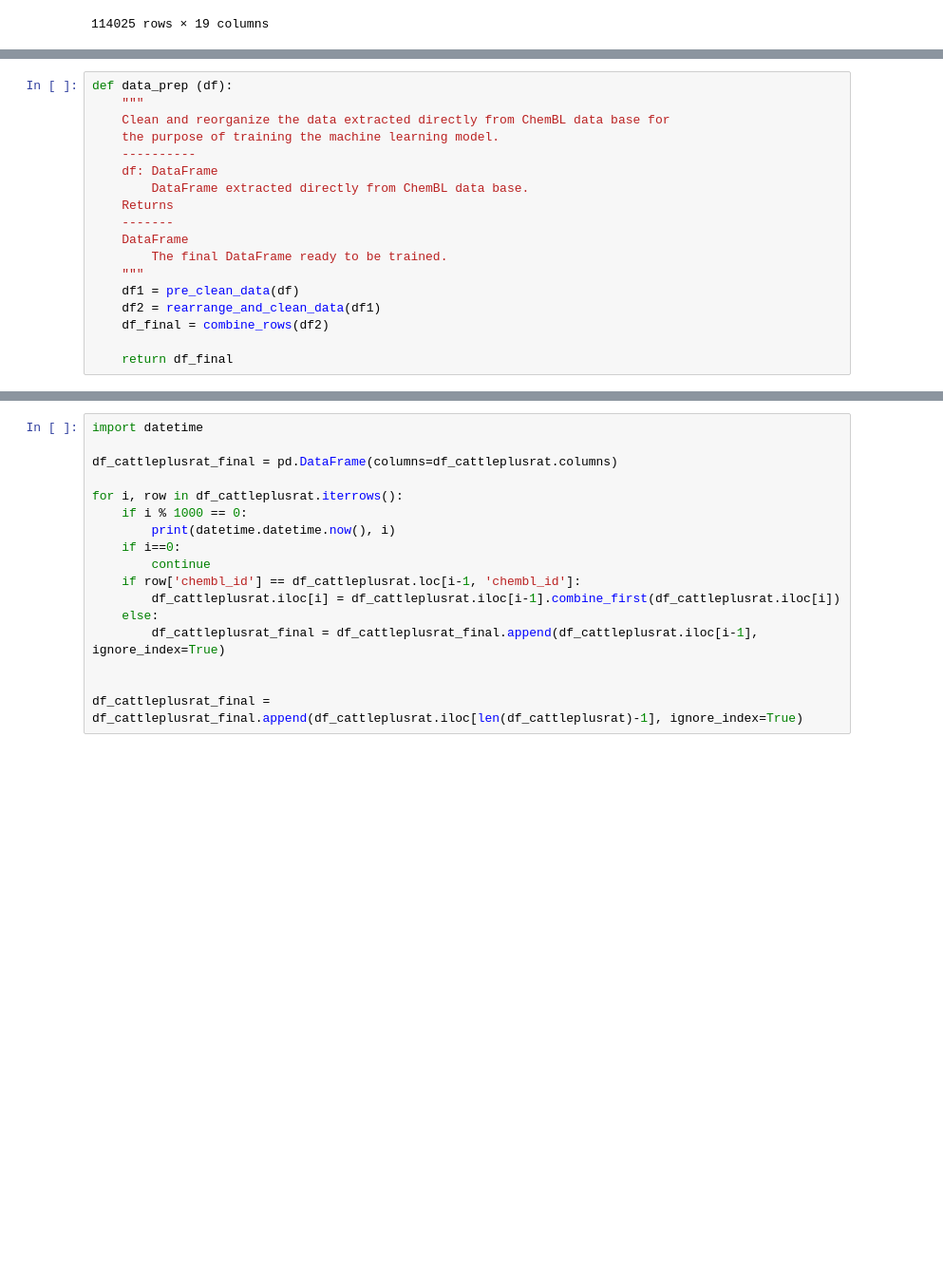
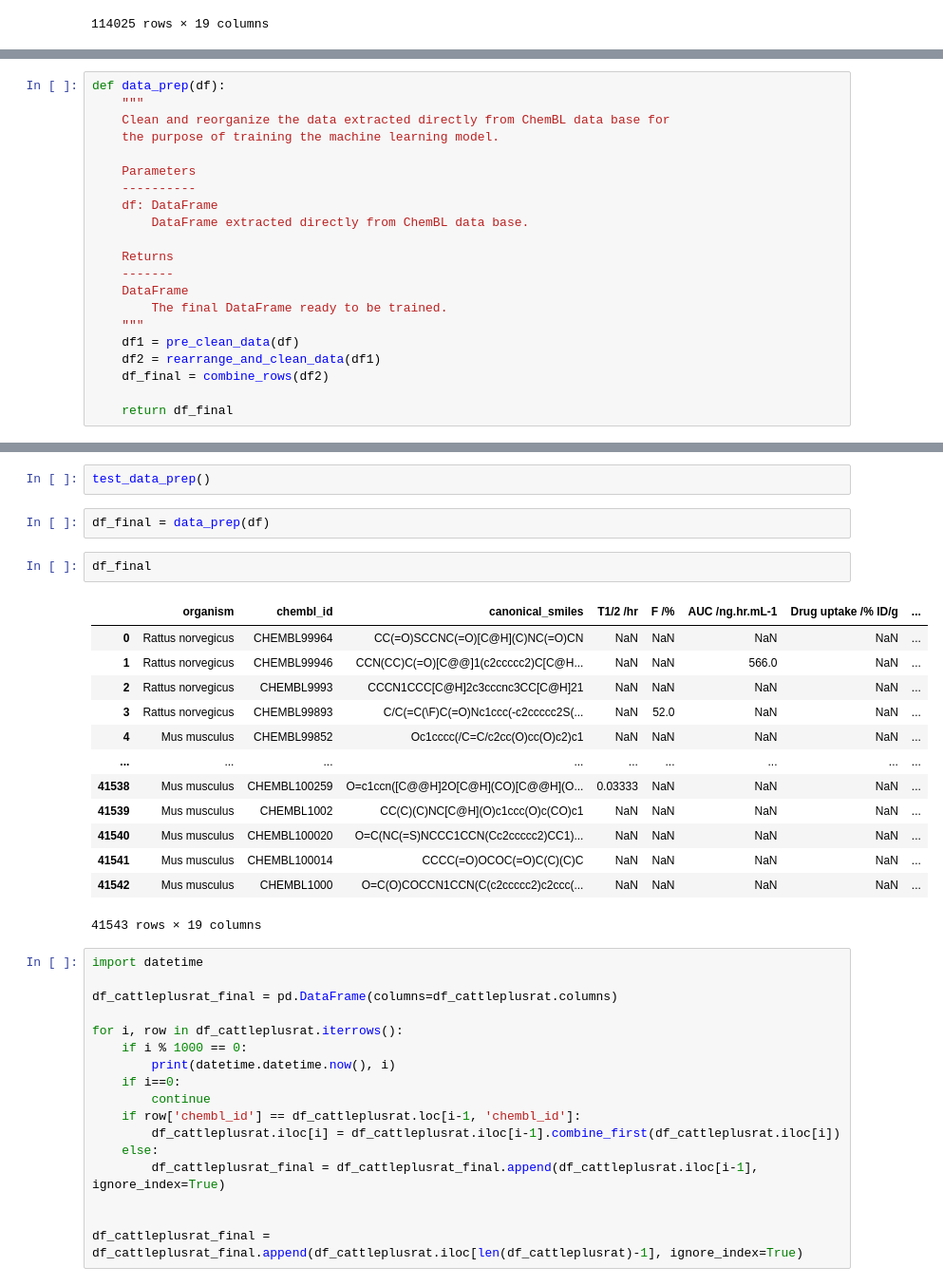
Before and after one commit to Cargill-Capstone2021/ADME-modeling-for-Cargill, a Jupyter notebook: working/data_preparation.ipynb, the cells around one changed output, grey strips where cells are left out. Shown at 95% size. Drawn from its saved outputs; the diff is of its cells as text; blank space fills up the shorter version.

```diff
--- a/working/data_preparation.ipynb
+++ b/working/data_preparation.ipynb
@@ -422,11 +377,14 @@ def combine_rows(df):
 # %%
-def data_prep (df):
+def data_prep(df):
     """
     Clean and reorganize the data extracted directly from ChemBL data base for
     the purpose of training the machine learning model.
+
+    Parameters
     ----------
     df: DataFrame
         DataFrame extracted directly from ChemBL data base.
+
     Returns
     -------
     DataFrame
@@ -440,3 +413,23 @@ def data_prep (df):
+# %%
+test_data_prep()
+# %%
+df_final = data_prep(df)
+# %%
+df_final
+# %% [output]
+|  | organism | chembl_id | canonical_smiles | T1/2 /hr | F /% | AUC /ng.hr.mL-1 | Drug uptake /% ID/g | ... |
+| 0 | Rattus norvegicus | CHEMBL99964 | CC(=O)SCCNC(=O)[C@H](C)NC(=O)CN | NaN | NaN | NaN | NaN | ... |
+| 1 | Rattus norvegicus | CHEMBL99946 | CCN(CC)C(=O)[C@@]1(c2ccccc2)C[C@H... | NaN | NaN | 566.0 | NaN | ... |
+| 2 | Rattus norvegicus | CHEMBL9993 | CCCN1CCC[C@H]2c3cccnc3CC[C@H]21 | NaN | NaN | NaN | NaN | ... |
+| 3 | Rattus norvegicus | CHEMBL99893 | C/C(=C(\F)C(=O)Nc1ccc(-c2ccccc2S(... | NaN | 52.0 | NaN | NaN | ... |
+| 4 | Mus musculus | CHEMBL99852 | Oc1cccc(/C=C/c2cc(O)cc(O)c2)c1 | NaN | NaN | NaN | NaN | ... |
+| ... | ... | ... | ... | ... | ... | ... | ... | ... |
+| 41538 | Mus musculus | CHEMBL100259 | O=c1ccn([C@@H]2O[C@H](CO)[C@@H](O... | 0.03333 | NaN | NaN | NaN | ... |
+| 41539 | Mus musculus | CHEMBL1002 | CC(C)(C)NC[C@H](O)c1ccc(O)c(CO)c1 | NaN | NaN | NaN | NaN | ... |
+| 41540 | Mus musculus | CHEMBL100020 | O=C(NC(=S)NCCC1CCN(Cc2ccccc2)CC1)... | NaN | NaN | NaN | NaN | ... |
+| 41541 | Mus musculus | CHEMBL100014 | CCCC(=O)OCOC(=O)C(C)(C)C | NaN | NaN | NaN | NaN | ... |
+| 41542 | Mus musculus | CHEMBL1000 | O=C(O)COCCN1CCN(C(c2ccccc2)c2ccc(... | NaN | NaN | NaN | NaN | ... |
+41543 rows × 19 columns
 # %%
 import datetime
 
```
Also changed, not shown: parts of 36 cells of this notebook.
